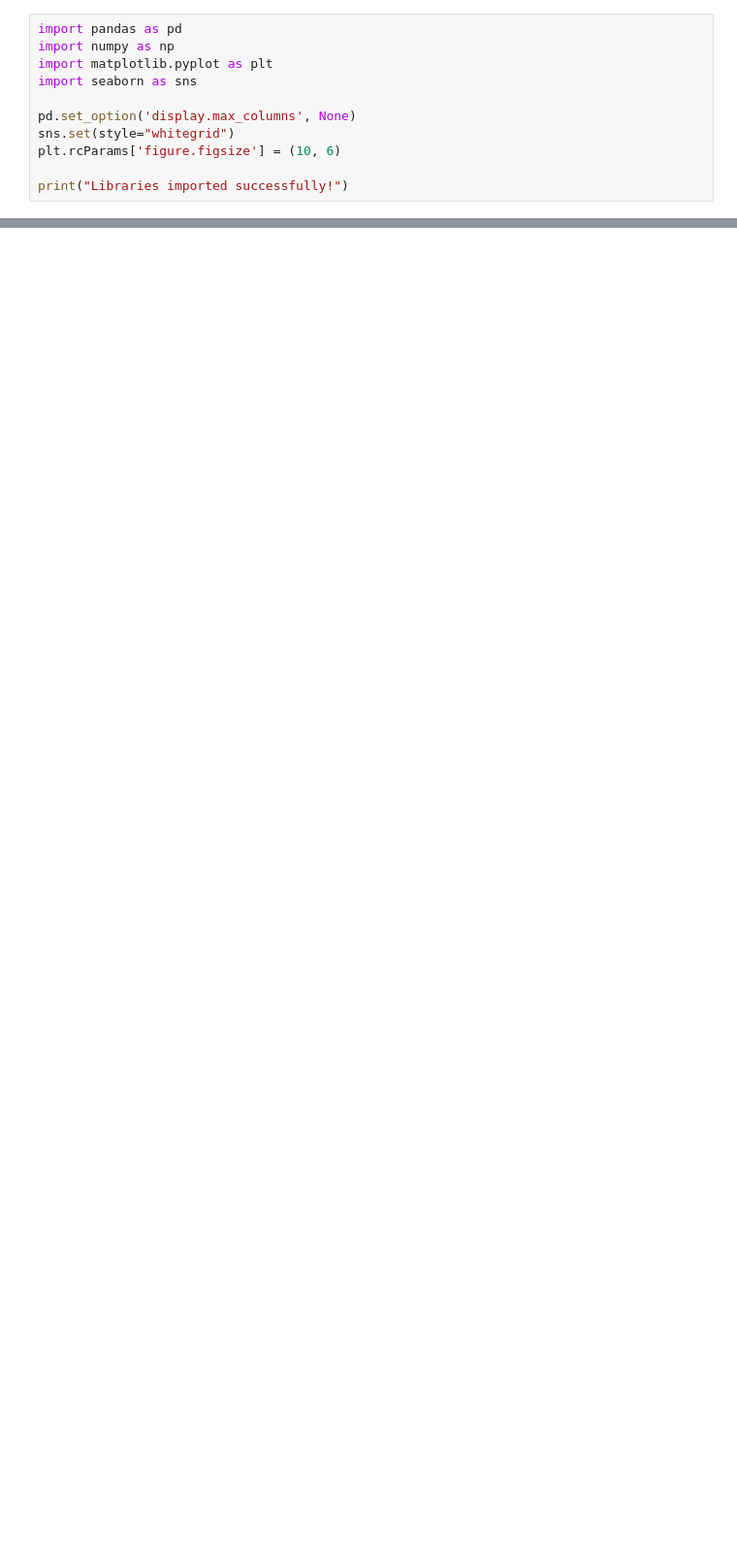
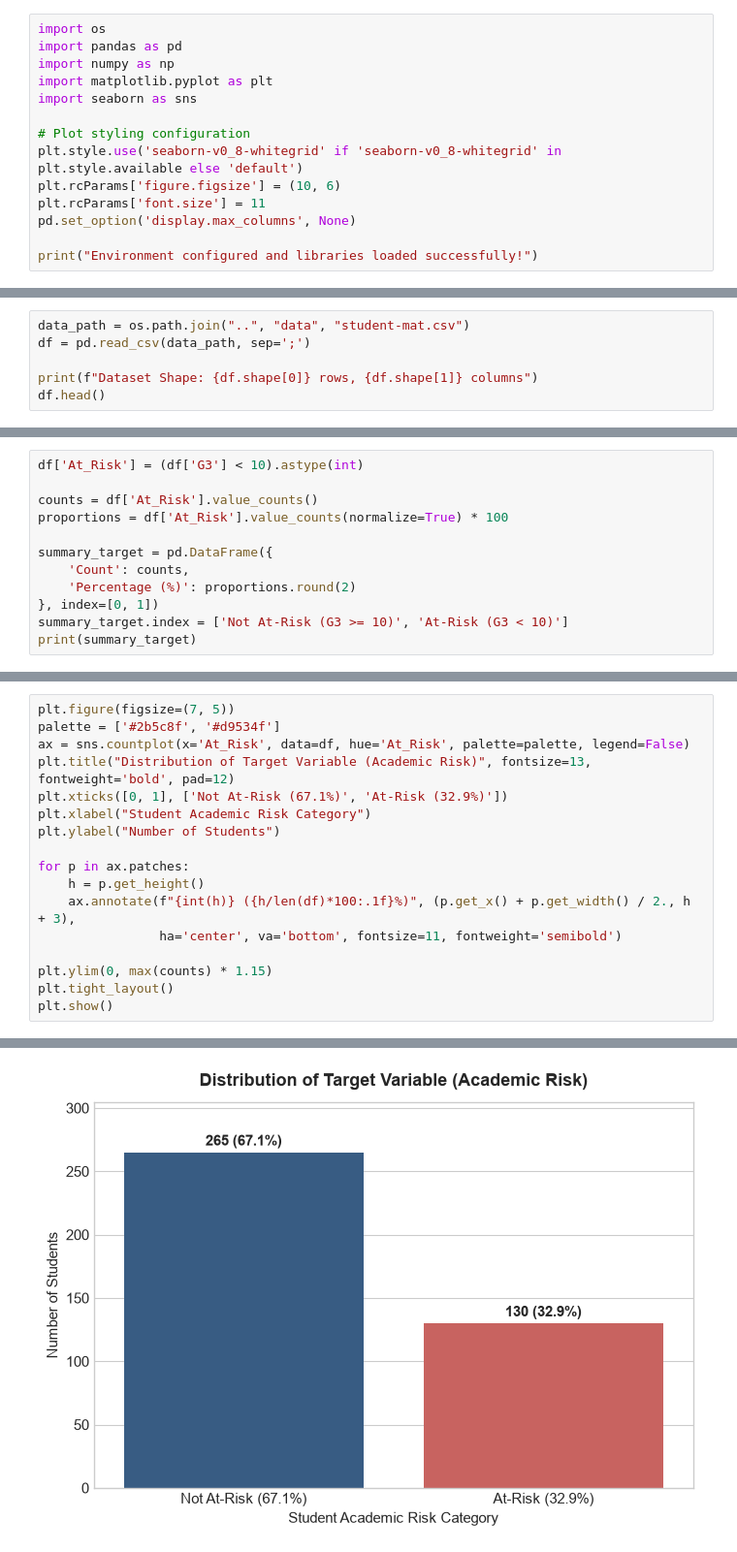
Before and after one commit to Rohan-09-hacker/Interpretable-Student-Academic-Risk-Prediction, a Jupyter notebook: notebooks/01_EDA.ipynb, the cells around one changed output, grey strips where cells are left out. Shown at 97% size. Cells and saved outputs as stored; diff of their text form; blank space fills up the shorter version.

Commit message:
Complete Phase 2, 3 & 4: Ingest UCI dataset, execute EDA with saved figures, and implement preprocessing pipeline

```diff
--- a/notebooks/01_EDA.ipynb
+++ b/notebooks/01_EDA.ipynb
@@ -5,11 +17,14 @@
 # %%
+import os
 import pandas as pd
 import numpy as np
 import matplotlib.pyplot as plt
 import seaborn as sns
 
+# Plot styling configuration
+plt.style.use('seaborn-v0_8-whitegrid' if 'seaborn-v0_8-whitegrid' in plt.style.available else 'default')
+plt.rcParams['figure.figsize'] = (10, 6)
+plt.rcParams['font.size'] = 11
 pd.set_option('display.max_columns', None)
-sns.set(style="whitegrid")
-plt.rcParams['figure.figsize'] = (10, 6)
 
-print("Libraries imported successfully!")
+print("Environment configured and libraries loaded successfully!")
@@ -76,0 +36,6 @@ plt.show()
+# %%
+data_path = os.path.join("..", "data", "student-mat.csv")
+df = pd.read_csv(data_path, sep=';')
+
+print(f"Dataset Shape: {df.shape[0]} rows, {df.shape[1]} columns")
+df.head()
@@ -76,0 +83,12 @@ plt.show()
+# %%
+df['At_Risk'] = (df['G3'] < 10).astype(int)
+
+counts = df['At_Risk'].value_counts()
+proportions = df['At_Risk'].value_counts(normalize=True) * 100
+
+summary_target = pd.DataFrame({
+    'Count': counts,
+    'Percentage (%)': proportions.round(2)
+}, index=[0, 1])
+summary_target.index = ['Not At-Risk (G3 >= 10)', 'At-Risk (G3 < 10)']
+print(summary_target)
@@ -76,0 +99,18 @@ plt.show()
+# %%
+plt.figure(figsize=(7, 5))
+palette = ['#2b5c8f', '#d9534f']
+ax = sns.countplot(x='At_Risk', data=df, hue='At_Risk', palette=palette, legend=False)
+plt.title("Distribution of Target Variable (Academic Risk)", fontsize=13, fontweight='bold', pad=12)
+plt.xticks([0, 1], ['Not At-Risk (67.1%)', 'At-Risk (32.9%)'])
+plt.xlabel("Student Academic Risk Category")
+plt.ylabel("Number of Students")
+
+for p in ax.patches:
+    h = p.get_height()
+    ax.annotate(f"{int(h)} ({h/len(df)*100:.1f}%)", (p.get_x() + p.get_width() / 2., h + 3),
+                ha='center', va='bottom', fontsize=11, fontweight='semibold')
+
+plt.ylim(0, max(counts) * 1.15)
+plt.tight_layout()
+plt.show()
+# %% [output]
@@ -76,0 +118 @@ plt.show()
+[figure, added]
```
Also changed, not shown: parts of 25 cells of this notebook, 14 other files.
